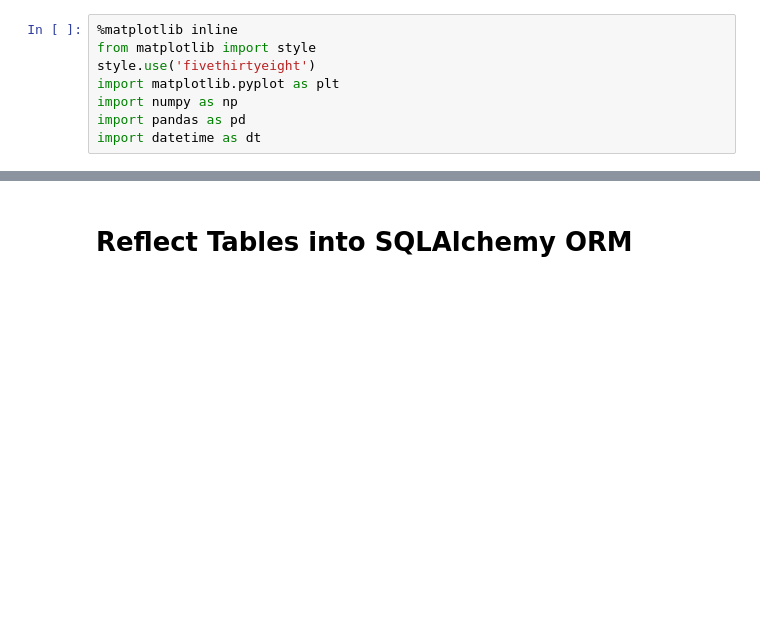
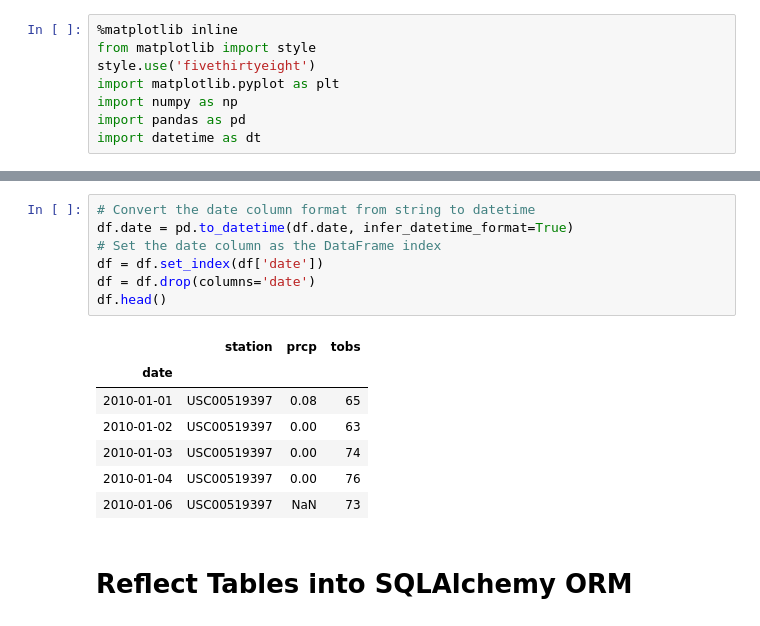
Before and after one commit to MarcoASB/Surf_Alchemy, a Jupyter notebook: Analysis.ipynb, the cells around one changed output, grey strips where cells are left out. Saved outputs shown, nothing was run; the diff lists cells and outputs as text; blank space fills up the shorter version.

```diff
--- a/Analysis.ipynb
+++ b/Analysis.ipynb
@@ -9,3 +34,18 @@ import datetime as dt
+# %%
+# Convert the date column format from string to datetime
+df.date = pd.to_datetime(df.date, infer_datetime_format=True)
+# Set the date column as the DataFrame index
+df = df.set_index(df['date'])
+df = df.drop(columns='date')
+df.head()
+# %% [output]
+|  | station | prcp | tobs |
+| date |  |  |  |
+| 2010-01-01 | USC00519397 | 0.08 | 65 |
+| 2010-01-02 | USC00519397 | 0.00 | 63 |
+| 2010-01-03 | USC00519397 | 0.00 | 74 |
+| 2010-01-04 | USC00519397 | 0.00 | 76 |
+| 2010-01-06 | USC00519397 | NaN | 73 |
 # %% [markdown]
 # Reflect Tables into SQLAlchemy ORM
 # %%
```
Also changed, not shown: parts of 4 cells of this notebook.
